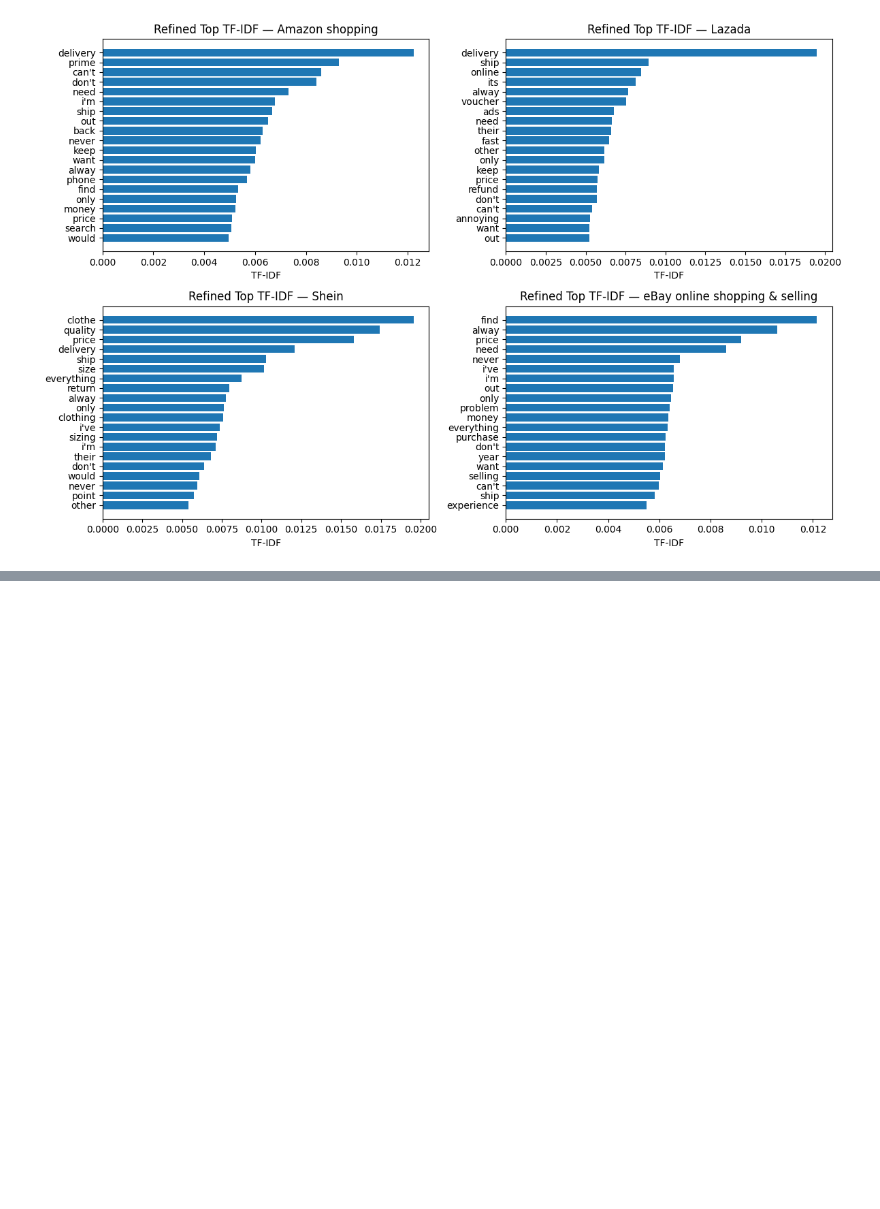
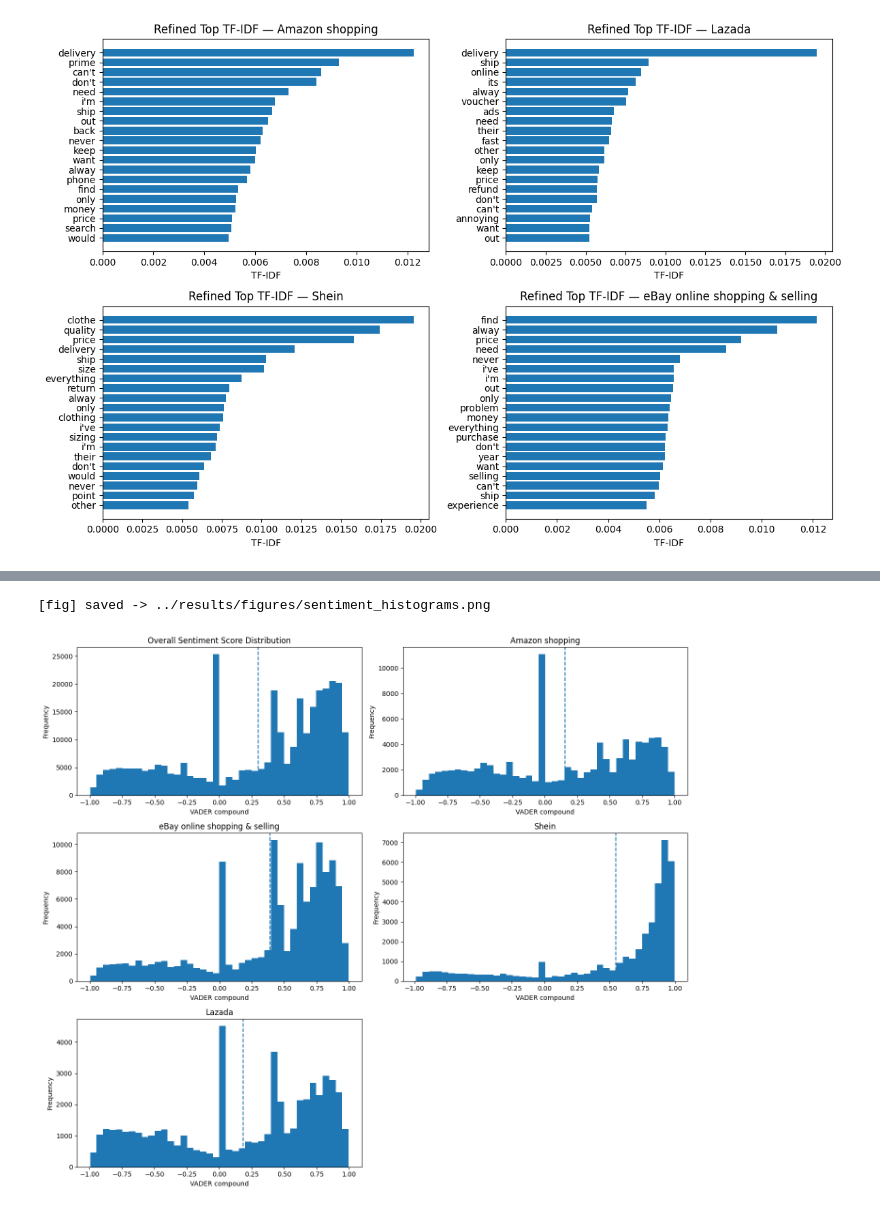
Before and after one commit to compss211/final-project-repo-group8, a Jupyter notebook: notebooks/Tokenization & Word Frequency Analysis.ipynb, the cells around one changed output, grey strips where cells are left out. Cells and saved outputs as stored; diff of their text form; code cells hidden in the pictures; blank space fills up the shorter version.

```diff
--- a/notebooks/Tokenization & Word Frequency Analysis.ipynb
+++ b/notebooks/Tokenization & Word Frequency Analysis.ipynb
@@ -362,0 +518,52 @@ saved: ../results/tables/top_tfidf_refined_by_platform.csv
+# %%
+
+import nltk
+from nltk.sentiment import SentimentIntensityAnalyzer
+
+try:
+    _ = nltk.data.find("sentiment/vader_lexicon.zip")
+except LookupError:
+    nltk.download("vader_lexicon")
+
+sia = SentimentIntensityAnalyzer()
+# %%
+# 用原文做情感（更适合 VADER），并合并到 df
+if "sentiment_score" not in df.columns:
+    df["sentiment_score"] = df["CustomerReplyContent"].apply(lambda x: sia.polarity_scores(str(x))["compound"])
+
+# 情感类别：±0.05 阈值（和你作业一致）
+def label_sentiment(v):
+    if v >= 0.05: return "Positive"
+    if v <= -0.05: return "Negative"
+    return "Neutral"
+
+df["sentiment_category"] = df["sentiment_score"].apply(label_sentiment)
+
+# 4.1 总览直方图 + 按 App 直方图
+def plot_sentiment_histograms(df, fname="sentiment_histograms.png"):
+    apps = df["AppName"].unique().tolist()
+    n = len(apps) + 1
+    ncols = 2; nrows = (n + ncols - 1)//ncols
+    plt.figure(figsize=(14, 4*nrows))
+    # overall
+    plt.subplot(nrows, ncols, 1)
+    plt.hist(df["sentiment_score"], bins=40)
+    plt.axvline(df["sentiment_score"].mean(), linestyle="--")
+    plt.title("Overall Sentiment Score Distribution")
+    plt.xlabel("VADER compound"); plt.ylabel("Frequency")
+    # by app
+    idx = 2
+    for app in apps:
+        plt.subplot(nrows, ncols, idx); idx += 1
+        sub = df[df["AppName"]==app]
+        plt.hist(sub["sentiment_score"], bins=40)
+        plt.axvline(sub["sentiment_score"].mean(), linestyle="--")
+        plt.title(f"{app}")
+        plt.xlabel("VADER compound"); plt.ylabel("Frequency")
+    plt.tight_layout()
+    savefig(os.path.join(FIG_DIR, fname))
+
+plot_sentiment_histograms(df, fname="sentiment_histograms.png")
+# %% [output]
+[fig] saved -> ../results/figures/sentiment_histograms.png
+[figure, added]
```
Also changed, not shown: parts of 11 cells of this notebook, 12 other files.
